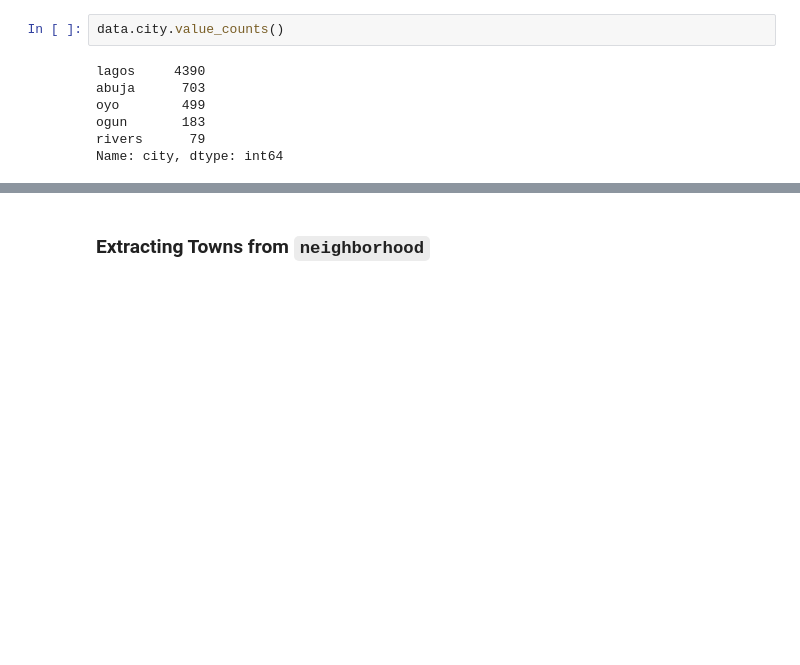
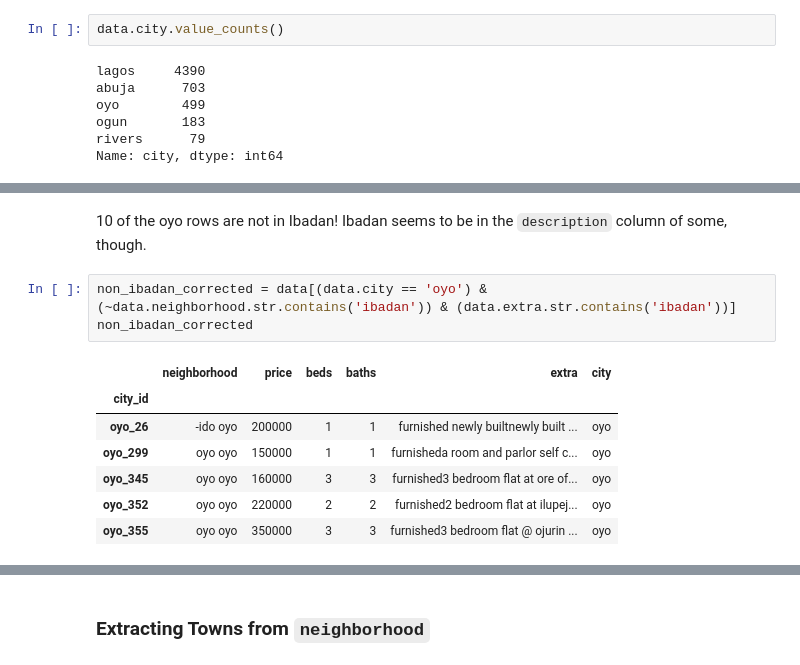
Before and after one commit to stevenkolawole/house_rent_pricing_app, a Jupyter notebook: data_cleaning_&_EDA.ipynb, the cells around one changed output, grey strips where cells are left out. Drawn from its saved outputs; the diff is of its cells as text; blank space fills up the shorter version.

```diff
--- a/data_cleaning_&_EDA.ipynb
+++ b/data_cleaning_&_EDA.ipynb
@@ -596,0 +600,13 @@ Index(['oyo_1', 'oyo_2', 'oyo_3', 'oyo_4', 'oyo_8', 'oyo_9', 'oyo_19',
+# %% [markdown]
+10 of the oyo rows are not in Ibadan! Ibadan seems to be in the `description` column of some, though.
+# %%
+non_ibadan_corrected = data[(data.city == 'oyo') & (~data.neighborhood.str.contains('ibadan')) & (data.extra.str.contains('ibadan'))]
+non_ibadan_corrected
+# %% [output]
+|  | neighborhood | price | beds | baths | extra | city |
+| city_id |  |  |  |  |  |  |
+| oyo_26 | -ido oyo | 200000 | 1 | 1 | furnished newly builtnewly built ... | oyo |
+| oyo_299 | oyo oyo | 150000 | 1 | 1 | furnisheda room and parlor self c... | oyo |
+| oyo_345 | oyo oyo | 160000 | 3 | 3 | furnished3 bedroom flat at ore of... | oyo |
+| oyo_352 | oyo oyo | 220000 | 2 | 2 | furnished2 bedroom flat at ilupej... | oyo |
+| oyo_355 | oyo oyo | 350000 | 3 | 3 | furnished3 bedroom flat @ ojurin ... | oyo |
```
Also changed, not shown: parts of 23 cells of this notebook.
